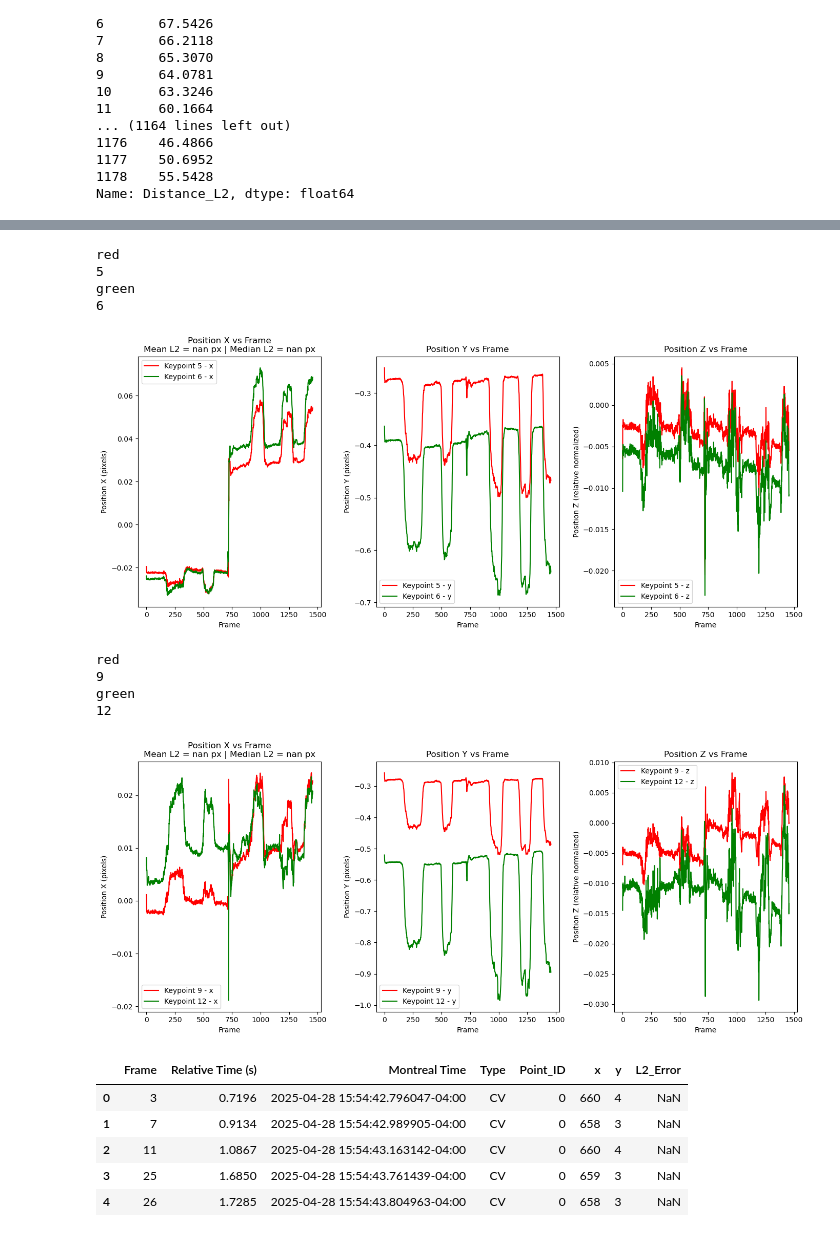
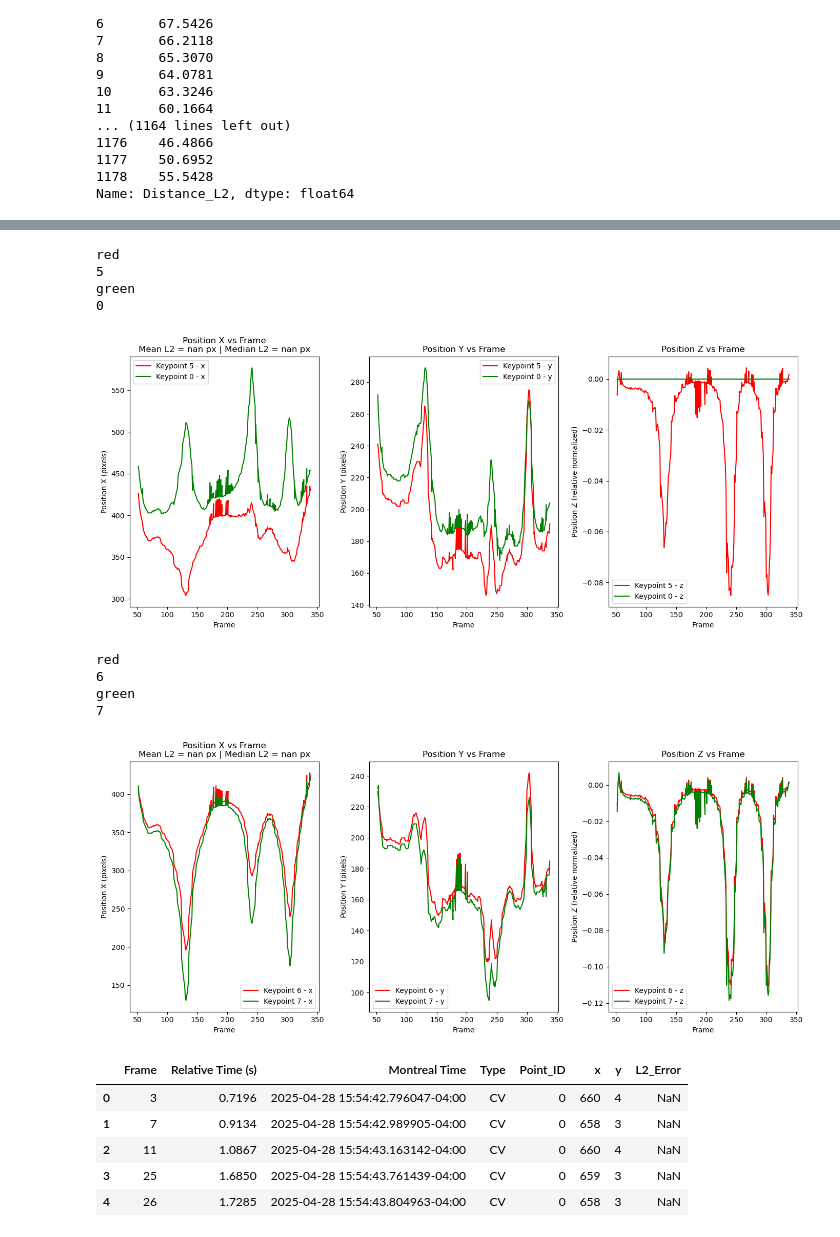
Before and after one commit to Agoist654/sfe, a Jupyter notebook: hand_landmarker(1).ipynb, the cells around one changed output, grey strips where cells are left out. Cells and saved outputs as stored; diff of their text form; code cells hidden in the pictures.

```diff
--- a/hand_landmarker(1).ipynb
+++ b/hand_landmarker(1).ipynb
@@ -2328,17 +2328,17 @@ df.to_csv('precision_rapport.csv', index=False)
 # %%
-plot_keypoints_vs_blue(dfn,5,6, False)
-plot_keypoints_vs_blue(dfn,9,12, False)
+plot_keypoints_vs_blue(df,5,0, False)
+plot_keypoints_vs_blue(df,6,7, False)
 # %% [output]
 red
 5
 green
-6
+0
-[figure, old version]
+[figure, new version]
 red
-9
+6
 green
-12
+7
-[figure, old version]
+[figure, new version]
 # %%
 df.head()
 # %% [output]
```
Also changed, not shown: parts of 6 cells of this notebook.
